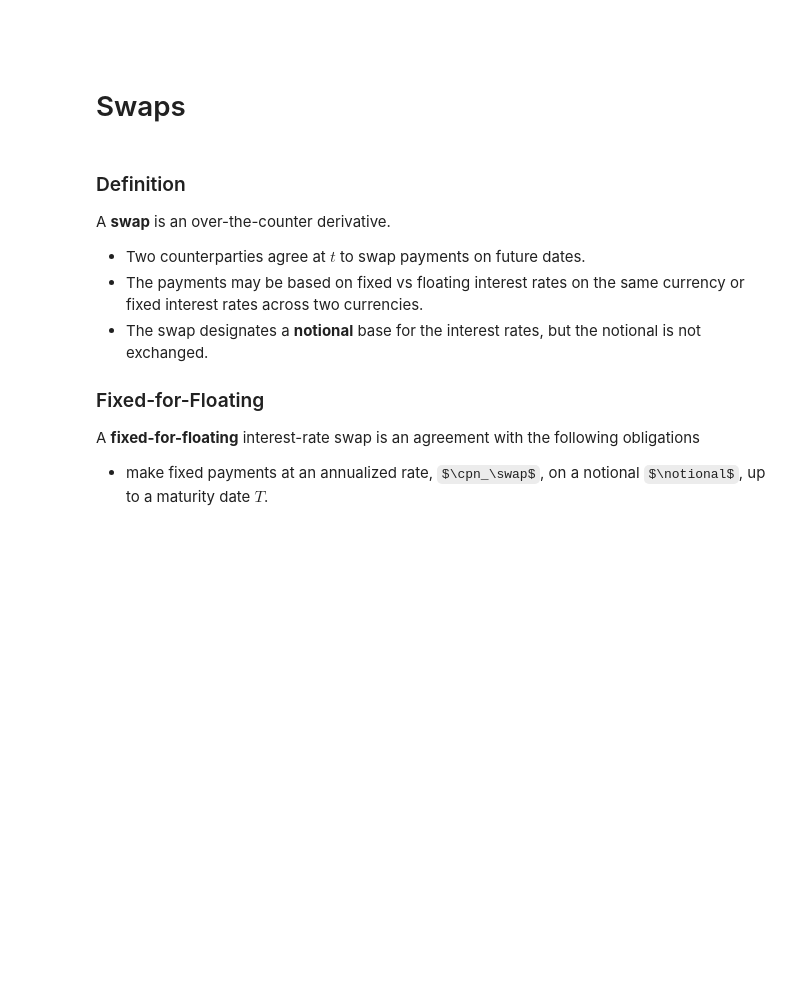
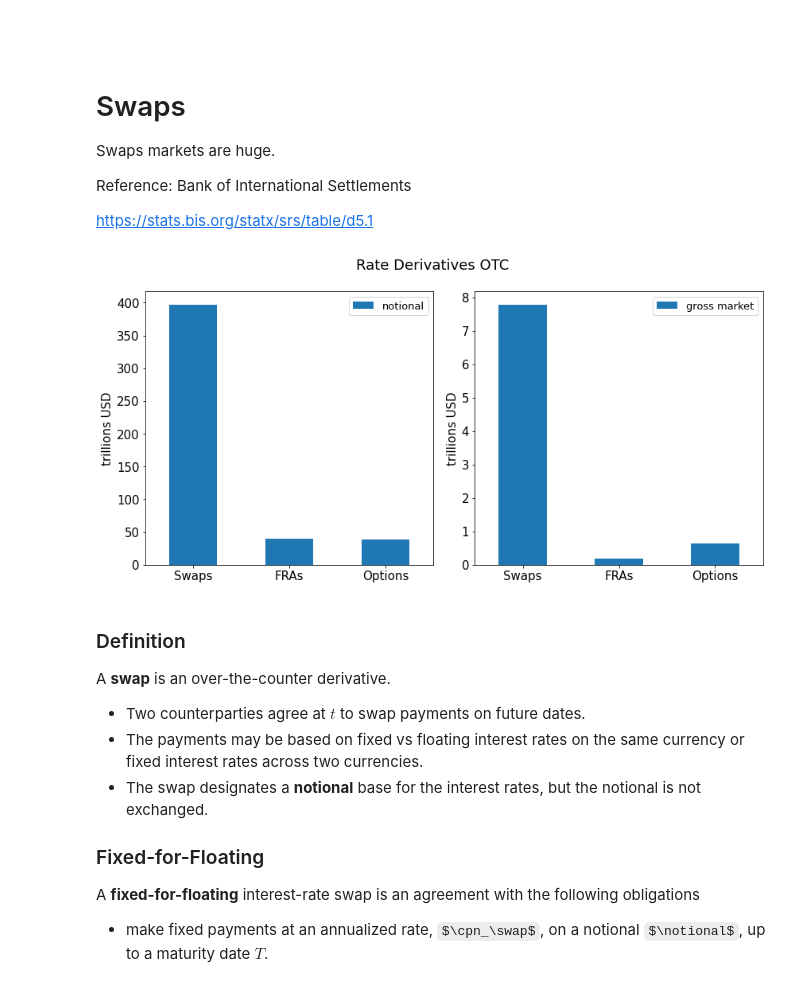
Before and after one commit to MarkHendricks/drw-markets, a Jupyter notebook: notebooks/A.4. Swaps and SOFR.ipynb, the cells around one changed output. Drawn from its saved outputs; the diff is of its cells as text; code cells hidden in the pictures; some formulas as TeX source; blank space fills up the shorter version.

```diff
--- a/notebooks/A.4. Swaps and SOFR.ipynb
+++ b/notebooks/A.4. Swaps and SOFR.ipynb
@@ -47,6 +47,29 @@ $\newcommand{\cashflow}{C}$
 $\newcommand{\notional}{K}$
 # %% [markdown]
 # Swaps
+
+Swaps markets are huge.
+
+Reference: Bank of International Settlements
+
+https://stats.bis.org/statx/srs/table/d5.1
+# %%
+bis_rates = pd.DataFrame(index=['Swaps','FRAs','Options'],data=[397109,39438,38562],columns=['notional'])
+bis_rates['gross market'] = [7787,195,630]
+bis_rates /= 1000
+
+fig,ax = plt.subplots(1,2,figsize=(12,6))
+bis_rates[['notional']].plot.bar(ax=ax[0],ylabel='trillions USD')
+bis_rates[['gross market']].plot.bar(ax=ax[1],ylabel='trillions USD')
+
+ax[0].tick_params(axis='x',rotation=0)
+ax[1].tick_params(axis='x',rotation=0)
+
+plt.suptitle('Rate Derivatives OTC')
+plt.tight_layout()
+plt.show()
+# %% [output]
+[figure, added]
 # %% [markdown]
 ### Definition
 
```
Also changed, not shown: 3 other files.
